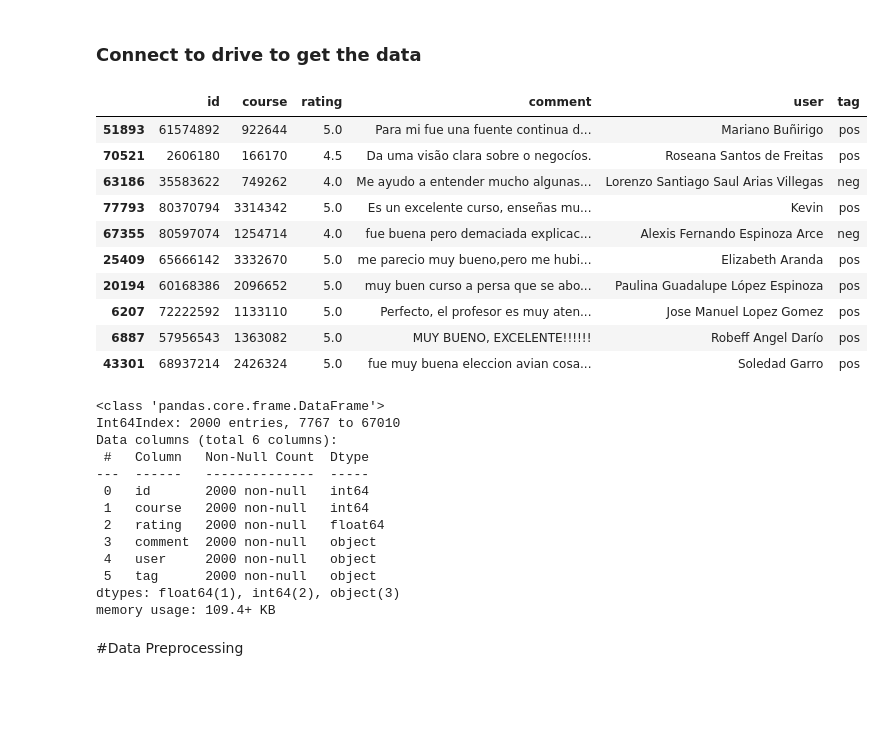
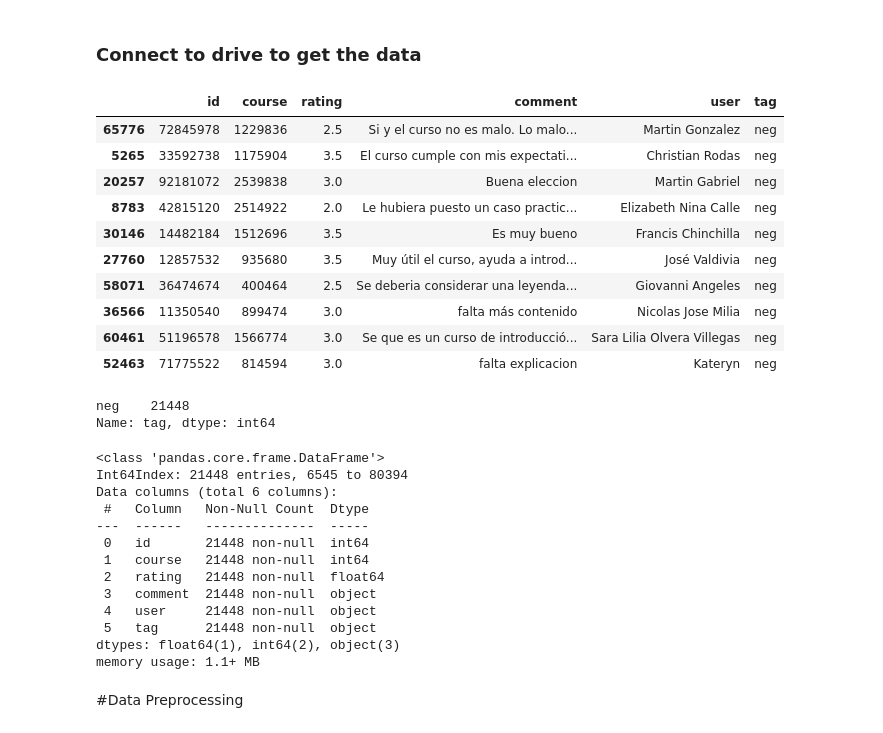
Before and after one commit to luc-ch/TM_udemy_reviews, a Jupyter notebook: TP_1_4_topic_modeling_spanish_preprocess.ipynb, the cells around one changed output. Saved outputs shown, nothing was run; the diff lists cells and outputs as text; code cells hidden in the pictures; blank space fills up the shorter version.

```diff
--- a/TP_1_4_topic_modeling_spanish_preprocess.ipynb
+++ b/TP_1_4_topic_modeling_spanish_preprocess.ipynb
@@ -30,42 +24,51 @@ pd.set_option('max_colwidth', None)
 # %%
 import pandas as pd
 df_news = pd.read_pickle("udemy_reviews.pkl")
 # Aplica pos/neg
-df_news['tag']=df_news['rating'].apply(lambda x: 'pos' if x > 4 else 'neg')
+df_news['tag']=df_news['rating'].apply(lambda x: 'pos' if x >= 4 else 'neg')
 # Filtra los que solamente dicen una palabra (ej. "Excelente!")
 df_news = df_news[df_news['comment'].str.contains("\s")]
 # Filtra los que dicen menos de 12 letras (ej. "Excelente!")
 df_news = df_news[df_news['comment'].str.len() >= 12]
-df_news = df_news.sample(2000)
-df_news.sample(10)
+df_news = df_news[df_news['tag']=='neg']#.sample(2000)
+df_news[df_news['tag']=='neg'].sample(10)
+
+
+# Recomendación:
+# usar los comentarios con >=5 palabras
 # %% [output]
 |  | id | course | rating | comment | user | tag |
-| 51893 | 61574892 | 922644 | 5.0 | Para mi fue una fuente continua d... | Mariano Buñirigo | pos |
-| 70521 | 2606180 | 166170 | 4.5 | Da uma visão clara sobre o negocíos. | Roseana Santos de Freitas | pos |
-| 63186 | 35583622 | 749262 | 4.0 | Me ayudo a entender mucho algunas... | Lorenzo Santiago Saul Arias Villegas | neg |
-| 77793 | 80370794 | 3314342 | 5.0 | Es un excelente curso, enseñas mu... | Kevin | pos |
-| 67355 | 80597074 | 1254714 | 4.0 | fue buena pero demaciada explicac... | Alexis Fernando Espinoza Arce | neg |
-| 25409 | 65666142 | 3332670 | 5.0 | me parecio muy bueno,pero me hubi... | Elizabeth Aranda | pos |
-| 20194 | 60168386 | 2096652 | 5.0 | muy buen curso a persa que se abo... | Paulina Guadalupe López Espinoza | pos |
-| 6207 | 72222592 | 1133110 | 5.0 | Perfecto, el profesor es muy aten... | Jose Manuel Lopez Gomez | pos |
-| 6887 | 57956543 | 1363082 | 5.0 | MUY BUENO, EXCELENTE!!!!!! | Robeff Angel Darío | pos |
-| 43301 | 68937214 | 2426324 | 5.0 | fue muy buena eleccion avian cosa... | Soledad Garro | pos |
+| 65776 | 72845978 | 1229836 | 2.5 | Si y el curso no es malo. Lo malo... | Martin Gonzalez | neg |
+| 5265 | 33592738 | 1175904 | 3.5 | El curso cumple con mis expectati... | Christian Rodas | neg |
+| 20257 | 92181072 | 2539838 | 3.0 | Buena eleccion | Martin Gabriel | neg |
+| 8783 | 42815120 | 2514922 | 2.0 | Le hubiera puesto un caso practic... | Elizabeth Nina Calle | neg |
+| 30146 | 14482184 | 1512696 | 3.5 | Es muy bueno | Francis Chinchilla | neg |
+| 27760 | 12857532 | 935680 | 3.5 | Muy útil el curso, ayuda a introd... | José Valdivia | neg |
+| 58071 | 36474674 | 400464 | 2.5 | Se deberia considerar una leyenda... | Giovanni Angeles | neg |
+| 36566 | 11350540 | 899474 | 3.0 | falta más contenido | Nicolas Jose Milia | neg |
+| 60461 | 51196578 | 1566774 | 3.0 | Se que es un curso de introducció... | Sara Lilia Olvera Villegas | neg |
+| 52463 | 71775522 | 814594 | 3.0 | falta explicacion | Kateryn | neg |
+# %%
+df_news['tag'].value_counts()
+# %% [output]
+neg    21448
+Name: tag, dtype: int64
 # %%
 df_news.info()
 # %% [output]
 <class 'pandas.core.frame.DataFrame'>
-Int64Index: 2000 entries, 7767 to 67010
+Int64Index: 21448 entries, 6545 to 80394
 Data columns (total 6 columns):
  #   Column   Non-Null Count  Dtype
 ---  ------   --------------  -----
- 0   id       2000 non-null   int64
- 1   course   2000 non-null   int64
- 2   rating   2000 non-null   float64
- 3   comment  2000 non-null   object
- 4   user     2000 non-null   object
- 5   tag      2000 non-null   object
+ 0   id       21448 non-null  int64
+ 1   course   21448 non-null  int64
+ 2   rating   21448 non-null  float64
+ 3   comment  21448 non-null  object
+ 4   user     21448 non-null  object
+ 5   tag      21448 non-null  object
 dtypes: float64(1), int64(2), object(3)
-memory usage: 109.4+ KB
+memory usage: 1.1+ MB
 # %% [markdown]
 #Data Preprocessing
 # %% [markdown]
```
Also changed, not shown: parts of 33 cells of this notebook, 3 other files.
